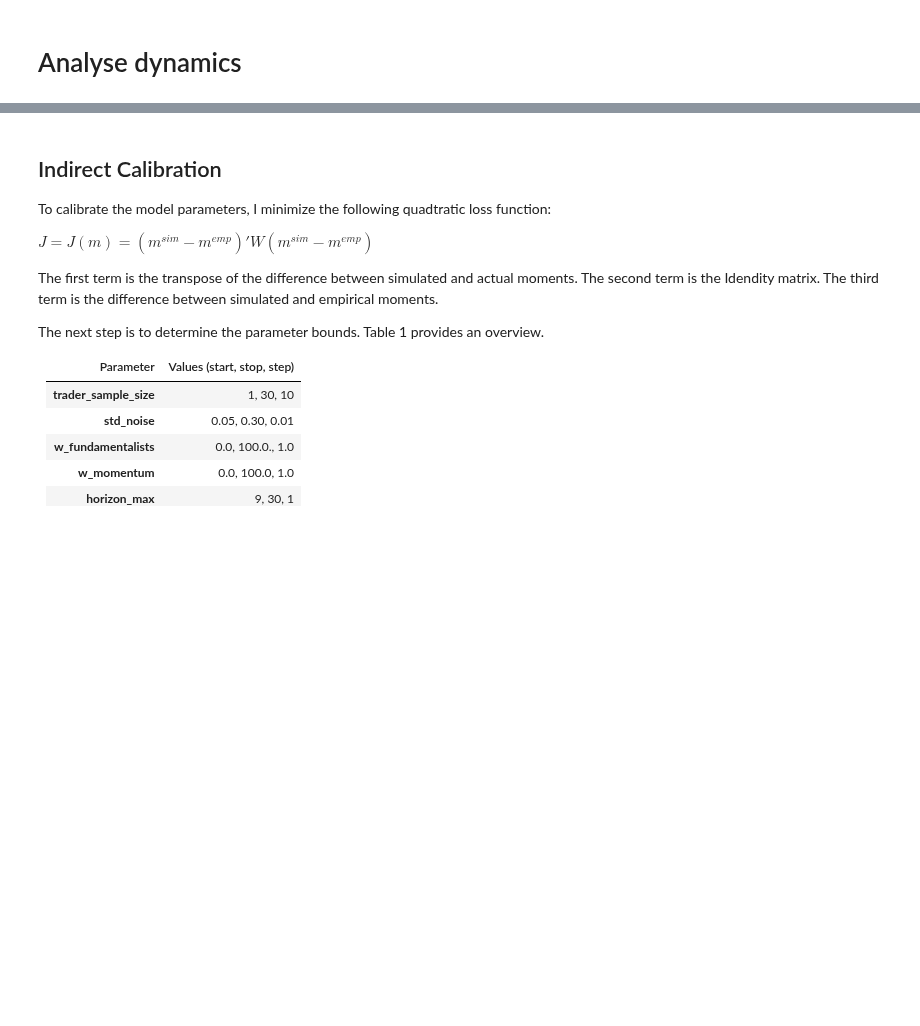
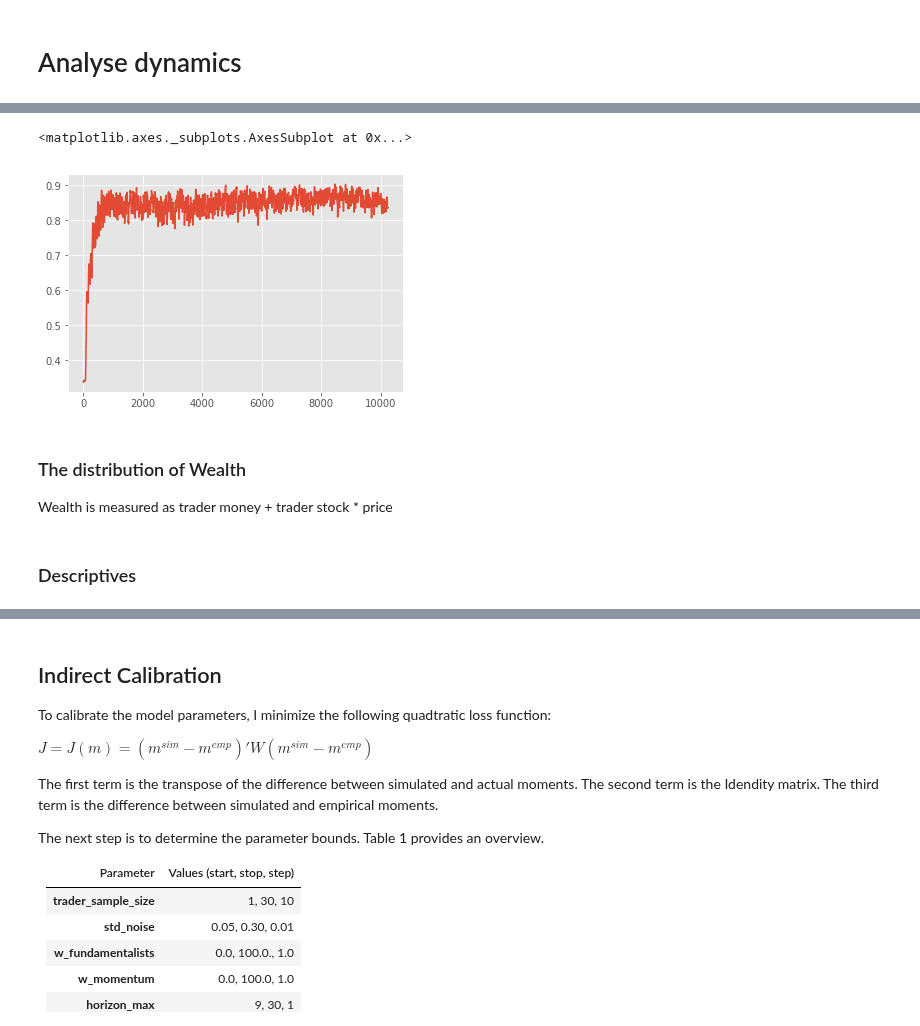
Before and after one commit to joerischasfoort/sim-fin-abm, a Jupyter notebook: distribution_model_dynamics.ipynb, the cells around one changed output, grey strips where cells are left out. Cells and saved outputs as stored; diff of their text form; code cells hidden in the pictures; blank space fills up the shorter version.

```diff
--- a/distribution_model_dynamics.ipynb
+++ b/distribution_model_dynamics.ipynb
@@ -60,0 +145,14 @@ ax1.legend(loc='best', fontsize='14')
+# %%
+money_gini_over_time = []
+for t in range(params['ticks']):
+    #print(t)
+    money = np.array([x.var.money[t] for x in trdrs[0]])
+    money_gini_over_time.append(gini(money))
+# %%
+pd.Series(money_gini_over_time).plot()
+# %% [output]
+<matplotlib.axes._subplots.AxesSubplot at 0x...>
+[figure, added]
+# %% [markdown]
+### The distribution of Wealth
+Wealth is measured as trader money + trader stock * price
@@ -60,0 +164,2 @@ ax1.legend(loc='best', fontsize='14')
+# %% [markdown]
+### Descriptives
```
Also changed, not shown: parts of 33 cells of this notebook, 4 other files.
